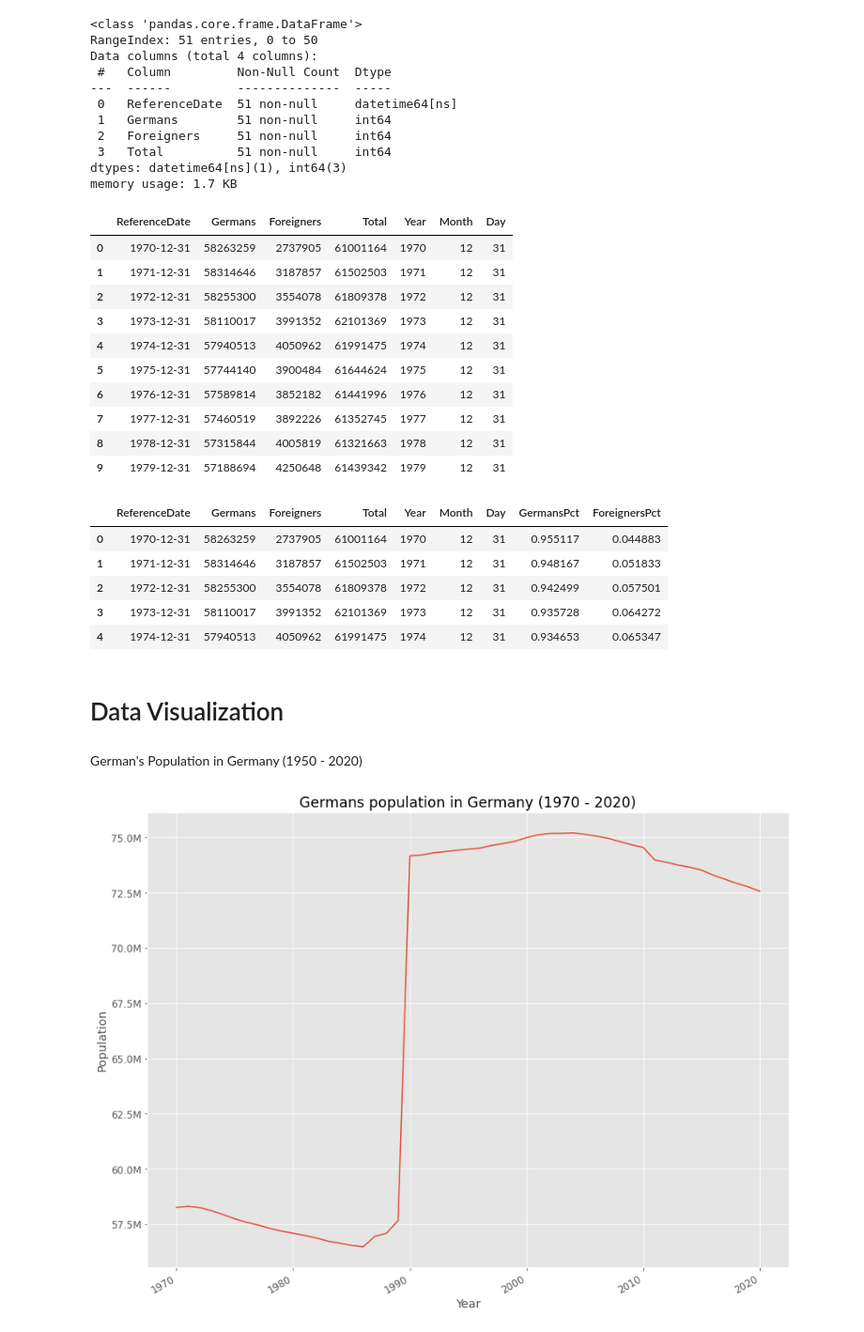
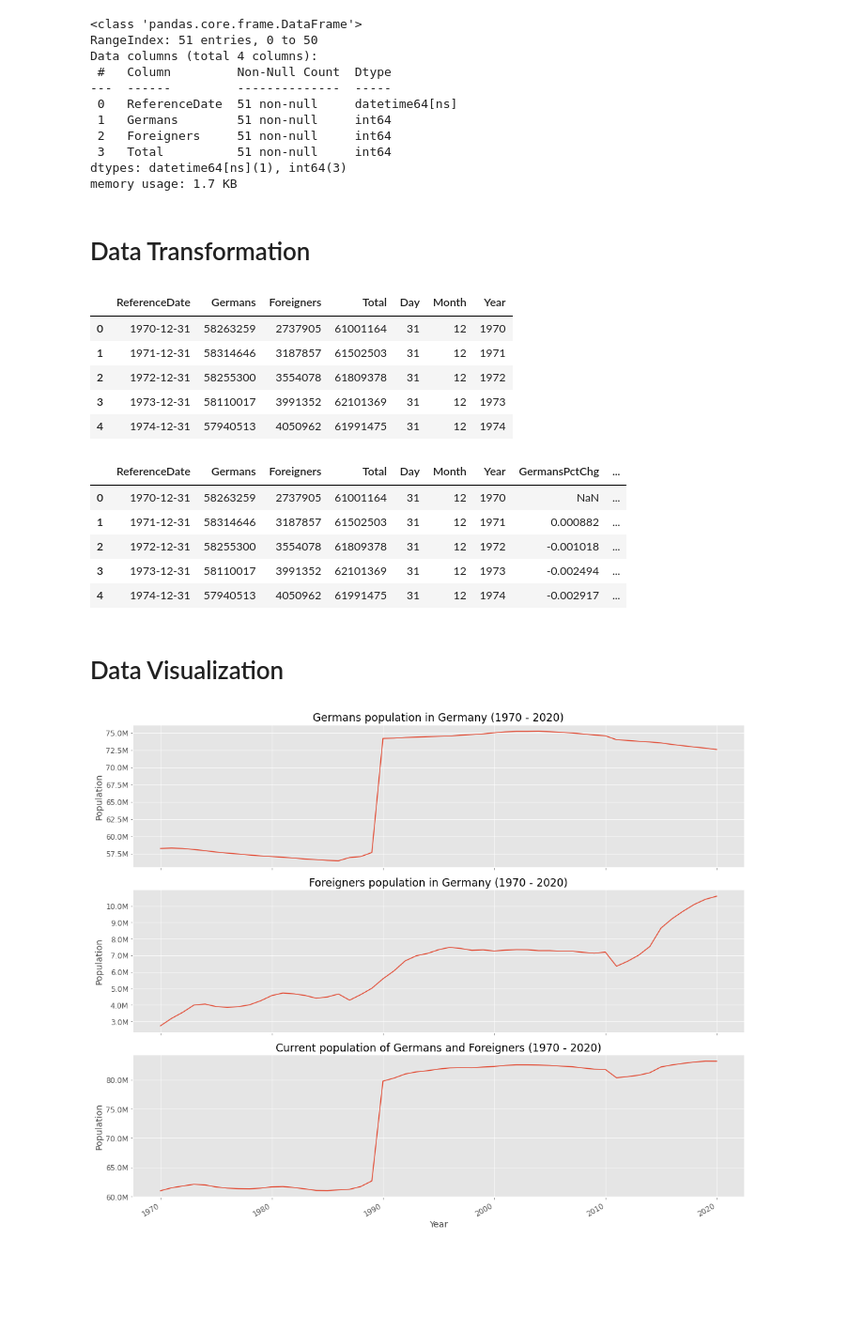
Before and after one commit to eldrigeampong/Data-Science, a Jupyter notebook: Statistisches Bundesamt/Society and environment/proj2.ipynb, the cells around one changed output. Shown: that part at 94% size. Cells and saved outputs as stored; diff of their text form; code cells hidden in the pictures; blank space fills up the shorter version.

```diff
--- a/Statistisches Bundesamt/Society and environment/proj2.ipynb
+++ b/Statistisches Bundesamt/Society and environment/proj2.ipynb
@@ -14,7 +14,7 @@ import datetime
 %matplotlib inline
 plt.style.use('ggplot')
 plt.rcParams['figure.autolayout'] = True
-plt.rcParams['figure.figsize'] = [12, 9]
+plt.rcParams['figure.figsize'] = [15, 12]
 plt.rcParams['font.size'] = 12
 path = os.getcwd()                                         # get current working directory
 warnings.simplefilter('ignore')
@@ -76,36 +76,34 @@ Data columns (total 4 columns):
  3   Total          51 non-null     int64
 dtypes: datetime64[ns](1), int64(3)
 memory usage: 1.7 KB
-# %%
-df['Year'] = pd.DatetimeIndex(df['ReferenceDate']).year                        # extract year
-df['Month'] = pd.DatetimeIndex(df['ReferenceDate']).month                      # extract month
-df['Day'] = pd.DatetimeIndex(df['ReferenceDate']).day                          # extract day
-
-df.head(10)
-# %% [output]
-|  | ReferenceDate | Germans | Foreigners | Total | Year | Month | Day |
-| 0 | 1970-12-31 | 58263259 | 2737905 | 61001164 | 1970 | 12 | 31 |
-| 1 | 1971-12-31 | 58314646 | 3187857 | 61502503 | 1971 | 12 | 31 |
-| 2 | 1972-12-31 | 58255300 | 3554078 | 61809378 | 1972 | 12 | 31 |
-| 3 | 1973-12-31 | 58110017 | 3991352 | 62101369 | 1973 | 12 | 31 |
-| 4 | 1974-12-31 | 57940513 | 4050962 | 61991475 | 1974 | 12 | 31 |
-| 5 | 1975-12-31 | 57744140 | 3900484 | 61644624 | 1975 | 12 | 31 |
-| 6 | 1976-12-31 | 57589814 | 3852182 | 61441996 | 1976 | 12 | 31 |
-| 7 | 1977-12-31 | 57460519 | 3892226 | 61352745 | 1977 | 12 | 31 |
-| 8 | 1978-12-31 | 57315844 | 4005819 | 61321663 | 1978 | 12 | 31 |
-| 9 | 1979-12-31 | 57188694 | 4250648 | 61439342 | 1979 | 12 | 31 |
+# %% [markdown]
+# Data Transformation
+# %%
+df['Day'] = df['ReferenceDate'].dt.day                                          # extract day
+df['Month'] = df['ReferenceDate'].dt.month                                      # extract month
+df['Year'] = df['ReferenceDate'].dt.year                                        # extract year
+df.head()
+# %% [output]
+|  | ReferenceDate | Germans | Foreigners | Total | Day | Month | Year |
+| 0 | 1970-12-31 | 58263259 | 2737905 | 61001164 | 31 | 12 | 1970 |
+| 1 | 1971-12-31 | 58314646 | 3187857 | 61502503 | 31 | 12 | 1971 |
+| 2 | 1972-12-31 | 58255300 | 3554078 | 61809378 | 31 | 12 | 1972 |
+| 3 | 1973-12-31 | 58110017 | 3991352 | 62101369 | 31 | 12 | 1973 |
+| 4 | 1974-12-31 | 57940513 | 4050962 | 61991475 | 31 | 12 | 1974 |
 # %%
-df['GermansPct'] = np.divide(df['Germans'], df['Total'])
-df['ForeignersPct'] = np.divide(df['Foreigners'], df['Total'])
+df['GermansPctChg'] = df['Germans'].pct_change()                                # percentage change of germans
+df['ForeignersPctChg'] = df['Foreigners'].pct_change()                          # percentage change of foreigners
+df['GermansPct'] = np.divide(df['Germans'], df['Total'])                        # percentage of germans
+df['ForeignersPct'] = np.divide(df['Foreigners'], df['Total'])                  # percentage of foreigners
 
 df.head()
 # %% [output]
-|  | ReferenceDate | Germans | Foreigners | Total | Year | Month | Day | GermansPct | ForeignersPct |
-| 0 | 1970-12-31 | 58263259 | 2737905 | 61001164 | 1970 | 12 | 31 | 0.955117 | 0.044883 |
-| 1 | 1971-12-31 | 58314646 | 3187857 | 61502503 | 1971 | 12 | 31 | 0.948167 | 0.051833 |
-| 2 | 1972-12-31 | 58255300 | 3554078 | 61809378 | 1972 | 12 | 31 | 0.942499 | 0.057501 |
-| 3 | 1973-12-31 | 58110017 | 3991352 | 62101369 | 1973 | 12 | 31 | 0.935728 | 0.064272 |
-| 4 | 1974-12-31 | 57940513 | 4050962 | 61991475 | 1974 | 12 | 31 | 0.934653 | 0.065347 |
+|  | ReferenceDate | Germans | Foreigners | Total | Day | Month | Year | GermansPctChg | ... |
+| 0 | 1970-12-31 | 58263259 | 2737905 | 61001164 | 31 | 12 | 1970 | NaN | ... |
+| 1 | 1971-12-31 | 58314646 | 3187857 | 61502503 | 31 | 12 | 1971 | 0.000882 | ... |
+| 2 | 1972-12-31 | 58255300 | 3554078 | 61809378 | 31 | 12 | 1972 | -0.001018 | ... |
+| 3 | 1973-12-31 | 58110017 | 3991352 | 62101369 | 31 | 12 | 1973 | -0.002494 | ... |
+| 4 | 1974-12-31 | 57940513 | 4050962 | 61991475 | 31 | 12 | 1974 | -0.002917 | ... |
 # %%
 # helper function for formatting plot y-axis
 from matplotlib.ticker import FuncFormatter
@@ -125,17 +115,24 @@ format_pct = FuncFormatter(percentage)
 # %% [markdown]
 # Data Visualization
-# %% [markdown]
-German's Population in Germany (1950 - 2020)
 # %%
-# initialize the matplotlib figure
-fig, ax = plt.subplots()
+# create figure and axis
+fig, axs = plt.subplots(3, 1, sharex=True)
 fig.autofmt_xdate()
 
-# plot exports trade
-sns.lineplot(x='Year', y='Germans', data=df, ax=ax)
-ax.set(title='Germans population in Germany (1970 - 2020)', xlabel='Year', ylabel='Population')
+# plot germans population
+sns.lineplot(x='Year', y='Germans', data=df, ax=axs[0])
+axs[0].set(title='Germans population in Germany (1970 - 2020)', xlabel='Year', ylabel='Population')
 
-# set y-axis formatter
-ax.yaxis.set_major_formatter(format_mill)
+# plot foreigners population
+sns.lineplot(x='Year', y='Foreigners', data=df, ax=axs[1])
+axs[1].set(title='Foreigners population in Germany (1970 - 2020)', xlabel='Year', ylabel='Population')
+
+# plot total population
+sns.lineplot(x='Year', y='Total', data=df, ax=axs[2])
+axs[2].set(title='Current population of Germans and Foreigners (1970 - 2020)', xlabel='Year', ylabel='Population')
+
+# set y-axis major formatter
+for ax in axs:
+    ax.yaxis.set_major_formatter(format_mill)
 # %% [output]
-[figure, old version]
+[figure, new version]
```
Also changed, not shown: parts of 10 cells of this notebook, 2 other files.
